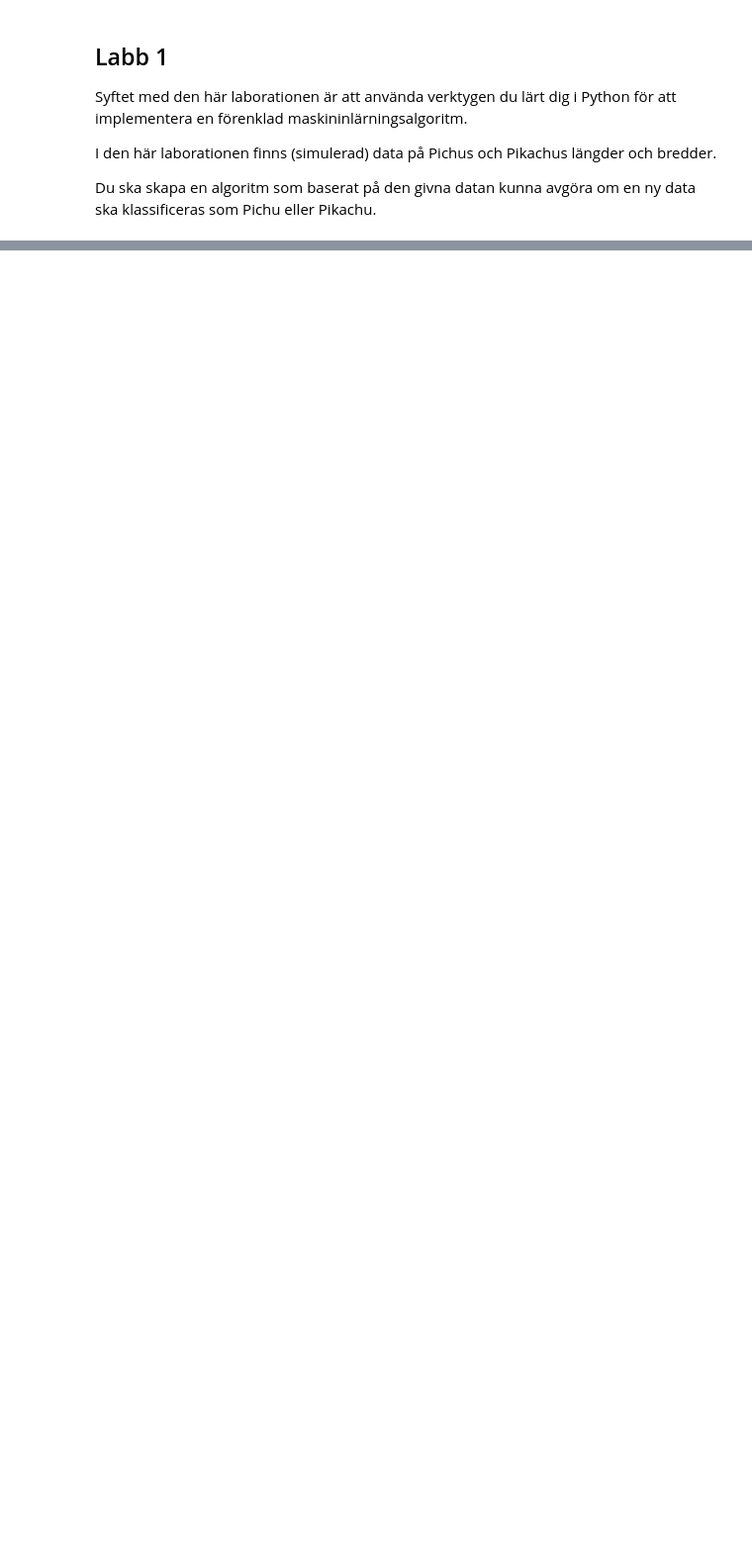
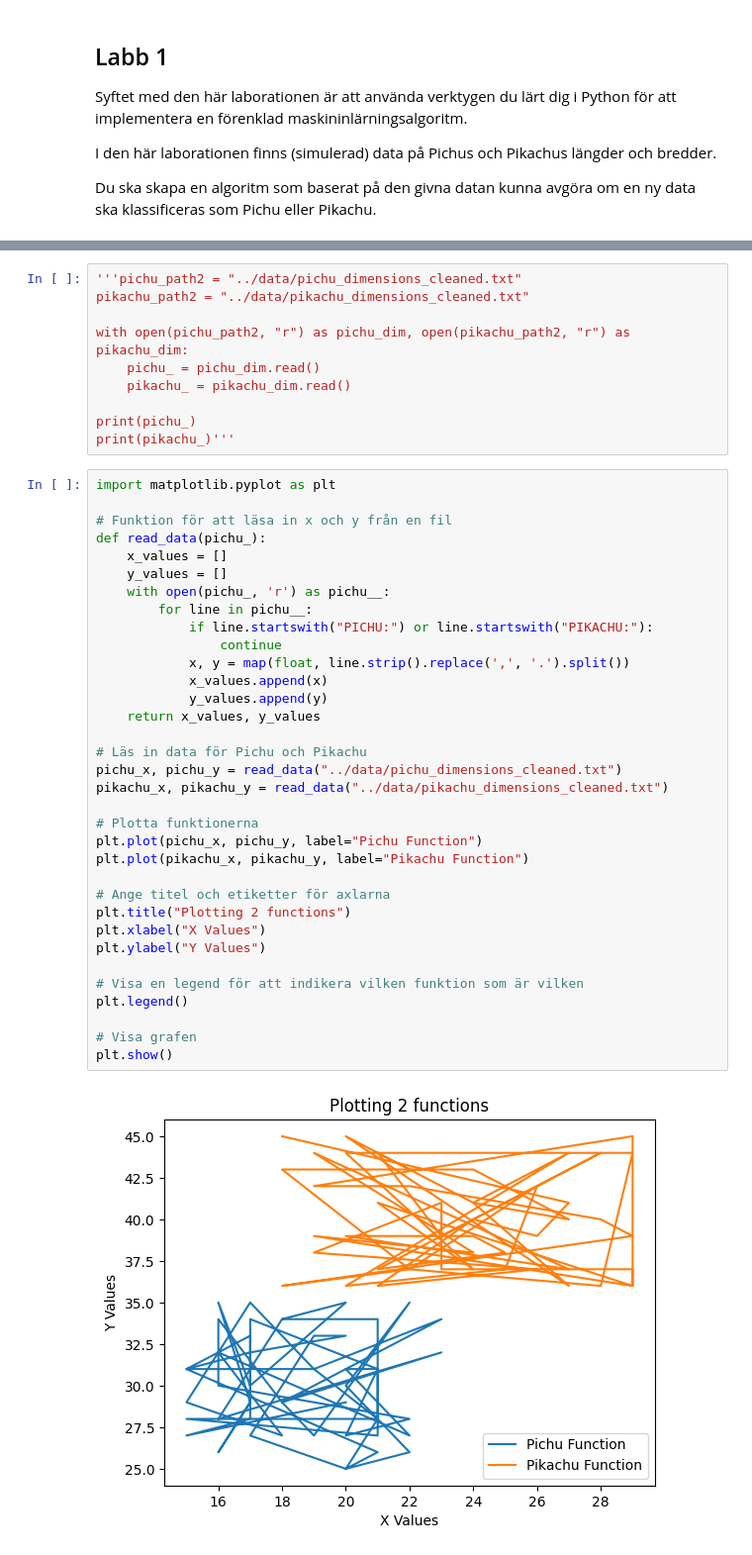
Before and after one commit to SandraAnder/Python-Sandra-Andersson-OPA23, a Jupyter notebook: labb/Laboration1.ipynb, the cells around one changed output, grey strips where cells are left out. Shown: that part at 99% size. Saved outputs shown, nothing was run; the diff lists cells and outputs as text; blank space fills up the shorter version.

```diff
--- a/labb/Laboration1.ipynb
+++ b/labb/Laboration1.ipynb
@@ -77,0 +57,46 @@ Pikachu-dimensionerna har sparats i ../data/Pikachu_dimensions_cleaned.txt
+# %%
+'''pichu_path2 = "../data/pichu_dimensions_cleaned.txt"
+pikachu_path2 = "../data/pikachu_dimensions_cleaned.txt"
+
+with open(pichu_path2, "r") as pichu_dim, open(pikachu_path2, "r") as pikachu_dim:
+    pichu_ = pichu_dim.read()
+    pikachu_ = pikachu_dim.read()
+
+print(pichu_)
+print(pikachu_)'''
+# %%
+import matplotlib.pyplot as plt
+
+# Funktion för att läsa in x och y från en fil
+def read_data(pichu_):
+    x_values = []
+    y_values = []
+    with open(pichu_, 'r') as pichu__:
+        for line in pichu__:
+            if line.startswith("PICHU:") or line.startswith("PIKACHU:"):
+                continue
+            x, y = map(float, line.strip().replace(',', '.').split())
+            x_values.append(x)
+            y_values.append(y)
+    return x_values, y_values
+
+# Läs in data för Pichu och Pikachu
+pichu_x, pichu_y = read_data("../data/pichu_dimensions_cleaned.txt")
+pikachu_x, pikachu_y = read_data("../data/pikachu_dimensions_cleaned.txt")
+
+# Plotta funktionerna
+plt.plot(pichu_x, pichu_y, label="Pichu Function")
+plt.plot(pikachu_x, pikachu_y, label="Pikachu Function")
+
+# Ange titel och etiketter för axlarna
+plt.title("Plotting 2 functions")
+plt.xlabel("X Values")
+plt.ylabel("Y Values")
+
+# Visa en legend för att indikera vilken funktion som är vilken
+plt.legend()
+
+# Visa grafen
+plt.show()
+# %% [output]
+[figure, added]
```
Also changed, not shown: parts of 3 cells of this notebook.
